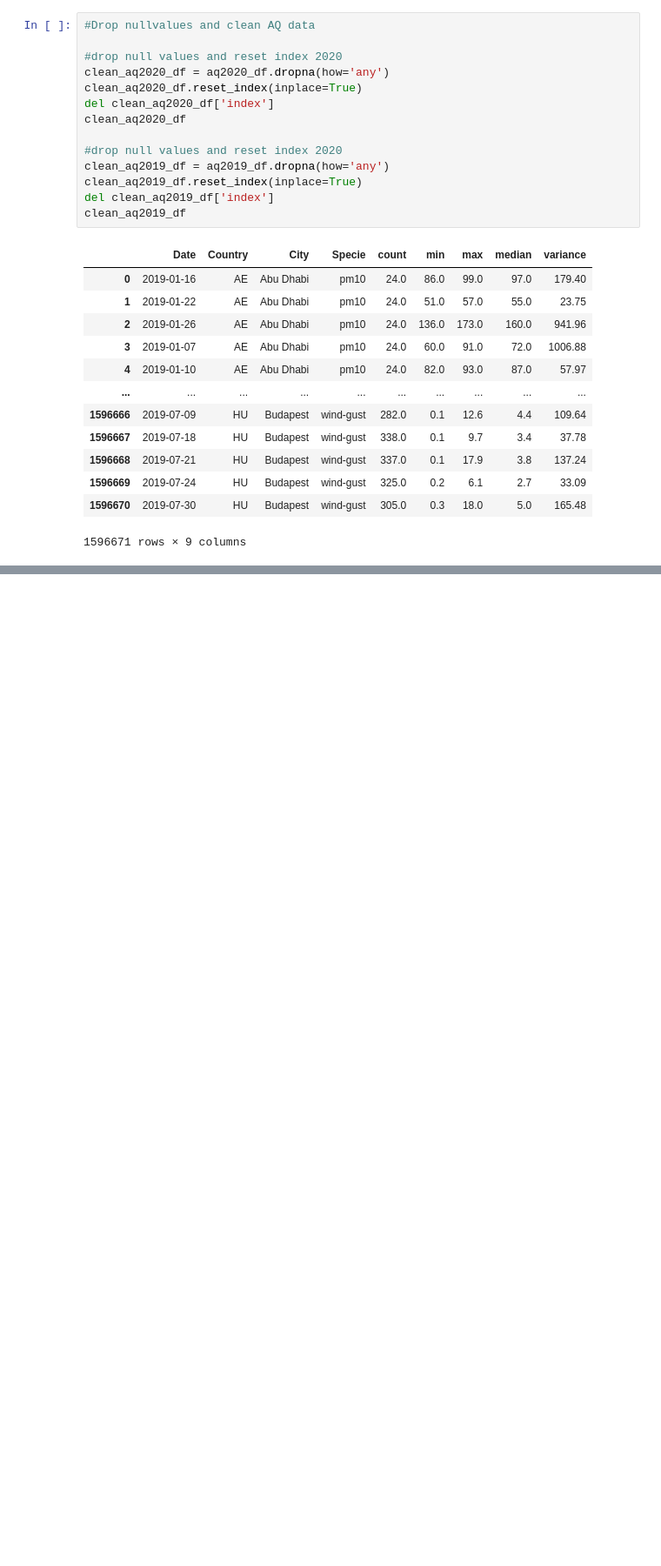
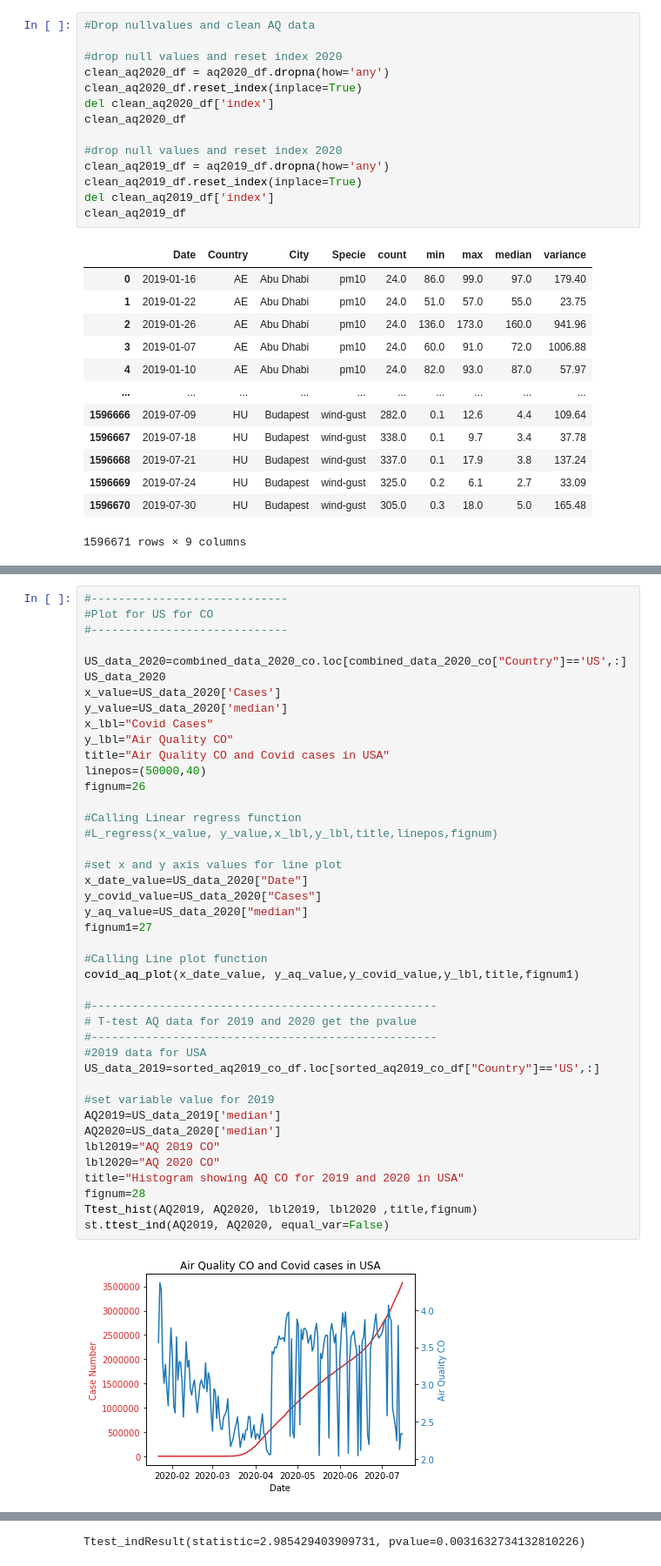
Before and after one commit to lekshmicnair/COVAIR--Study-of-Air-Quality-during-Covid., a Jupyter notebook: covid_aq_analysis.ipynb, the cells around one changed output, grey strips where cells are left out. Shown at 87% size. Saved outputs shown, nothing was run; the diff lists cells and outputs as text; blank space fills up the shorter version.

```diff
--- a/covid_aq_analysis.ipynb
+++ b/covid_aq_analysis.ipynb
@@ -160,0 +528,44 @@ def L_regress(x_value, y_value, x_lbl, y_lbl,title,linepos,fignum):
+# %%
+#-----------------------------
+#Plot for US for CO
+#-----------------------------
+
+US_data_2020=combined_data_2020_co.loc[combined_data_2020_co["Country"]=='US',:]
+US_data_2020
+x_value=US_data_2020['Cases']
+y_value=US_data_2020['median']
+x_lbl="Covid Cases"
+y_lbl="Air Quality CO"
+title="Air Quality CO and Covid cases in USA"
+linepos=(50000,40)
+fignum=26
+
+#Calling Linear regress function
+#L_regress(x_value, y_value,x_lbl,y_lbl,title,linepos,fignum)
+
+#set x and y axis values for line plot
+x_date_value=US_data_2020["Date"]
+y_covid_value=US_data_2020["Cases"]
+y_aq_value=US_data_2020["median"]
+fignum1=27
+
+#Calling Line plot function
+covid_aq_plot(x_date_value, y_aq_value,y_covid_value,y_lbl,title,fignum1)
+
+#---------------------------------------------------
+# T-test AQ data for 2019 and 2020 get the pvalue
+#---------------------------------------------------
+#2019 data for USA
+US_data_2019=sorted_aq2019_co_df.loc[sorted_aq2019_co_df["Country"]=='US',:]
+
+#set variable value for 2019
+AQ2019=US_data_2019['median']
+AQ2020=US_data_2020['median']
+lbl2019="AQ 2019 CO"
+lbl2020="AQ 2020 CO"
+title="Histogram showing AQ CO for 2019 and 2020 in USA"
+fignum=28
+Ttest_hist(AQ2019, AQ2020, lbl2019, lbl2020 ,title,fignum)
+st.ttest_ind(AQ2019, AQ2020, equal_var=False)
+# %% [output]
+[figure, added]
@@ -160,0 +573 @@ def L_regress(x_value, y_value, x_lbl, y_lbl,title,linepos,fignum):
+Ttest_indResult(statistic=2.985429403909731, pvalue=0.0031632734132810226)
```
Also changed, not shown: parts of 23 cells of this notebook, 35 other files.
